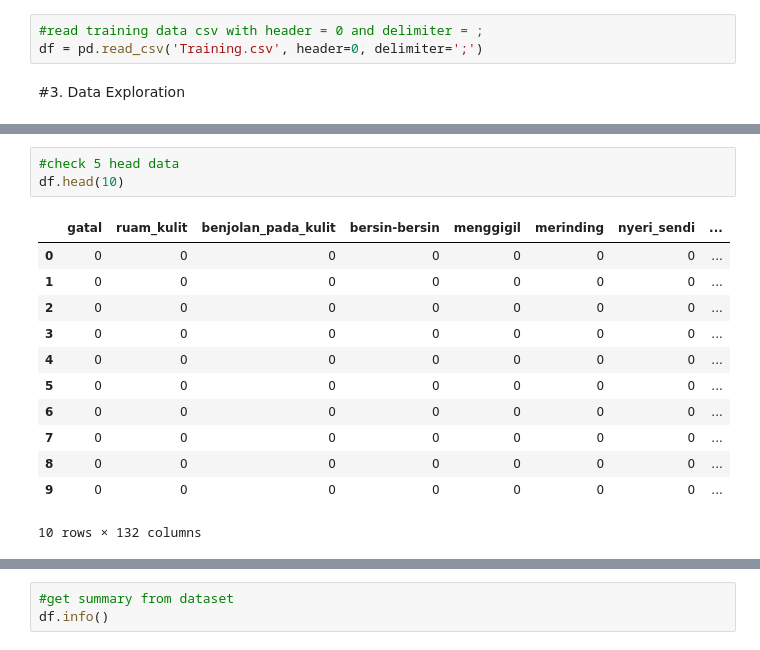
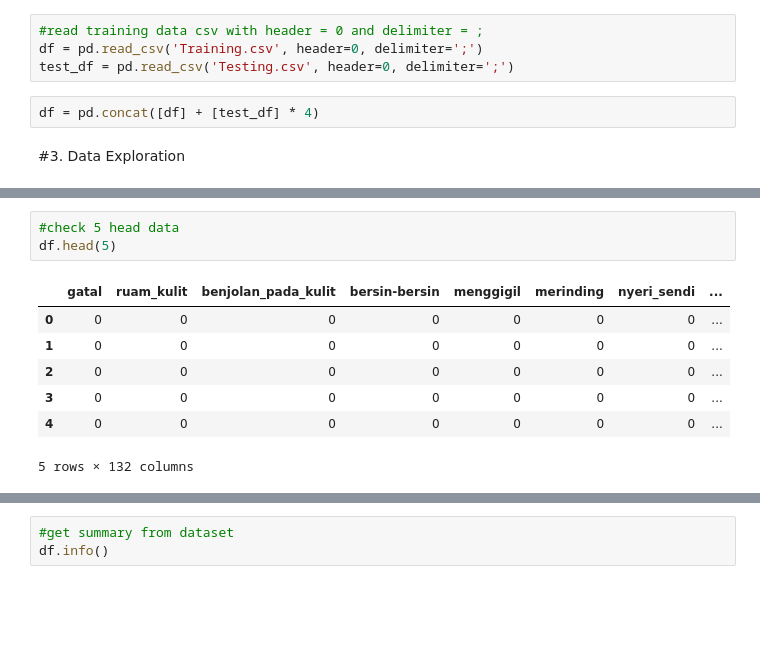
Before and after one commit to jumli-gazali/diagnese, a Jupyter notebook: Diagnese.ipynb, the cells around one changed output, grey strips where cells are left out. Saved outputs shown, nothing was run; the diff lists cells and outputs as text; blank space fills up the shorter version.

```diff
--- a/Diagnese.ipynb
+++ b/Diagnese.ipynb
@@ -44,6 +44,9 @@ Testing.csv         100%[===================>]  13.61K  --.-KB/s    in 0s
 # %%
 #read training data csv with header = 0 and delimiter = ;
 df = pd.read_csv('Training.csv', header=0, delimiter=';')
+test_df = pd.read_csv('Testing.csv', header=0, delimiter=';')
+# %%
+df = pd.concat([df] + [test_df] * 4)
 # %% [markdown]
 #3. Data Exploration
 # %%
@@ -67,16 +114,11 @@ Tidak terdapat sel yang tidak berisi dalam DataFrame.
 # %%
 #check 5 head data
-df.head(10)
+df.head(5)
 # %% [output]
 |  | gatal | ruam_kulit | benjolan_pada_kulit | bersin-bersin | menggigil | merinding | nyeri_sendi | ... |
 | 0 | 0 | 0 | 0 | 0 | 0 | 0 | 0 | ... |
 | 1 | 0 | 0 | 0 | 0 | 0 | 0 | 0 | ... |
 | 2 | 0 | 0 | 0 | 0 | 0 | 0 | 0 | ... |
 | 3 | 0 | 0 | 0 | 0 | 0 | 0 | 0 | ... |
 | 4 | 0 | 0 | 0 | 0 | 0 | 0 | 0 | ... |
-| 5 | 0 | 0 | 0 | 0 | 0 | 0 | 0 | ... |
-| 6 | 0 | 0 | 0 | 0 | 0 | 0 | 0 | ... |
-| 7 | 0 | 0 | 0 | 0 | 0 | 0 | 0 | ... |
-| 8 | 0 | 0 | 0 | 0 | 0 | 0 | 0 | ... |
-| 9 | 0 | 0 | 0 | 0 | 0 | 0 | 0 | ... |
-10 rows × 132 columns
+5 rows × 132 columns
```
Also changed, not shown: parts of 73 cells of this notebook.
